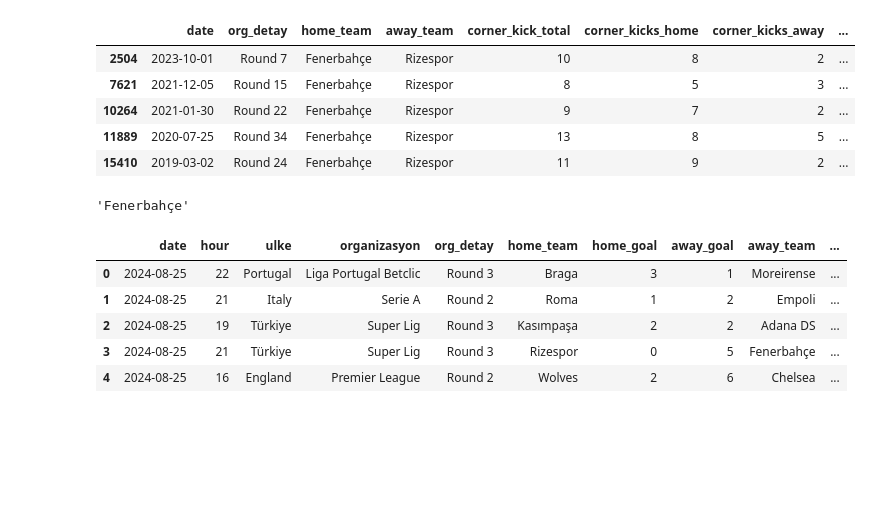
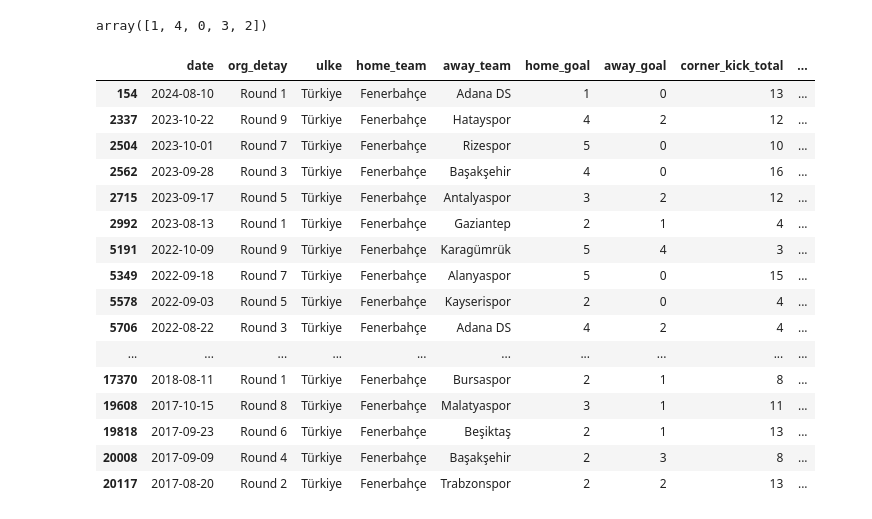
Before and after one commit to jesustr/sofa_calisma, a Jupyter notebook: gorsellestirme_deneme.ipynb, the cells around one changed output. Drawn from its saved outputs; the diff is of its cells as text; code cells hidden in the pictures; blank space fills up the shorter version.

```diff
--- a/gorsellestirme_deneme.ipynb
+++ b/gorsellestirme_deneme.ipynb
@@ -228,22 +442,24 @@ plt.show()
+# %%
+df_all.season_period.unique()
+# %% [output]
+array([1, 4, 0, 3, 2])
 # %%
-df[(df.home_team.str.contains('Fener')) & (df.away_team.str.contains('Rize'))].sort_values(by= 'date', ascending= False)[:10]
+df[(df.home_team.str.contains('Fener')) & (df.season_period == 1)].sort_values(by= 'date', ascending= False)
 # %% [output]
-|  | date | org_detay | home_team | away_team | corner_kick_total | corner_kicks_home | corner_kicks_away | ... |
-| 2504 | 2023-10-01 | Round 7 | Fenerbahçe | Rizespor | 10 | 8 | 2 | ... |
-| 7621 | 2021-12-05 | Round 15 | Fenerbahçe | Rizespor | 8 | 5 | 3 | ... |
-| 10264 | 2021-01-30 | Round 22 | Fenerbahçe | Rizespor | 9 | 7 | 2 | ... |
-| 11889 | 2020-07-25 | Round 34 | Fenerbahçe | Rizespor | 13 | 8 | 5 | ... |
-| 15410 | 2019-03-02 | Round 24 | Fenerbahçe | Rizespor | 11 | 9 | 2 | ... |
+|  | date | org_detay | ulke | home_team | away_team | home_goal | away_goal | corner_kick_total | ... |
+| 154 | 2024-08-10 | Round 1 | Türkiye | Fenerbahçe | Adana DS | 1 | 0 | 13 | ... |
+| 2337 | 2023-10-22 | Round 9 | Türkiye | Fenerbahçe | Hatayspor | 4 | 2 | 12 | ... |
+| 2504 | 2023-10-01 | Round 7 | Türkiye | Fenerbahçe | Rizespor | 5 | 0 | 10 | ... |
+| 2562 | 2023-09-28 | Round 3 | Türkiye | Fenerbahçe | Başakşehir | 4 | 0 | 16 | ... |
+| 2715 | 2023-09-17 | Round 5 | Türkiye | Fenerbahçe | Antalyaspor | 3 | 2 | 12 | ... |
+| 2992 | 2023-08-13 | Round 1 | Türkiye | Fenerbahçe | Gaziantep | 2 | 1 | 4 | ... |
+| 5191 | 2022-10-09 | Round 9 | Türkiye | Fenerbahçe | Karagümrük | 5 | 4 | 3 | ... |
+| 5349 | 2022-09-18 | Round 7 | Türkiye | Fenerbahçe | Alanyaspor | 5 | 0 | 15 | ... |
+| 5578 | 2022-09-03 | Round 5 | Türkiye | Fenerbahçe | Kayserispor | 2 | 0 | 4 | ... |
+| 5706 | 2022-08-22 | Round 3 | Türkiye | Fenerbahçe | Adana DS | 4 | 2 | 4 | ... |
+| ... | ... | ... | ... | ... | ... | ... | ... | ... | ... |
+| 17370 | 2018-08-11 | Round 1 | Türkiye | Fenerbahçe | Bursaspor | 2 | 1 | 8 | ... |
+| 19608 | 2017-10-15 | Round 8 | Türkiye | Fenerbahçe | Malatyaspor | 3 | 1 | 11 | ... |
+| 19818 | 2017-09-23 | Round 6 | Türkiye | Fenerbahçe | Beşiktaş | 2 | 1 | 13 | ... |
+| 20008 | 2017-09-09 | Round 4 | Türkiye | Fenerbahçe | Başakşehir | 2 | 3 | 8 | ... |
+| 20117 | 2017-08-20 | Round 2 | Türkiye | Fenerbahçe | Trabzonspor | 2 | 2 | 13 | ... |
-# %%
-df_aralarinda_corner_all['home_team'].values[0]
-# %% [output]
-'Fenerbahçe'
-# %%
-df_all.head()
-# %% [output]
-|  | date | hour | ulke | organizasyon | org_detay | home_team | home_goal | away_goal | away_team | ... |
-| 0 | 2024-08-25 | 22 | Portugal | Liga Portugal Betclic | Round 3 | Braga | 3 | 1 | Moreirense | ... |
-| 1 | 2024-08-25 | 21 | Italy | Serie A | Round 2 | Roma | 1 | 2 | Empoli | ... |
-| 2 | 2024-08-25 | 19 | Türkiye | Super Lig | Round 3 | Kasımpaşa | 2 | 2 | Adana DS | ... |
-| 3 | 2024-08-25 | 21 | Türkiye | Super Lig | Round 3 | Rizespor | 0 | 5 | Fenerbahçe | ... |
-| 4 | 2024-08-25 | 16 | England | Premier League | Round 2 | Wolves | 2 | 6 | Chelsea | ... |
```
Also changed, not shown: parts of 4 cells of this notebook.
